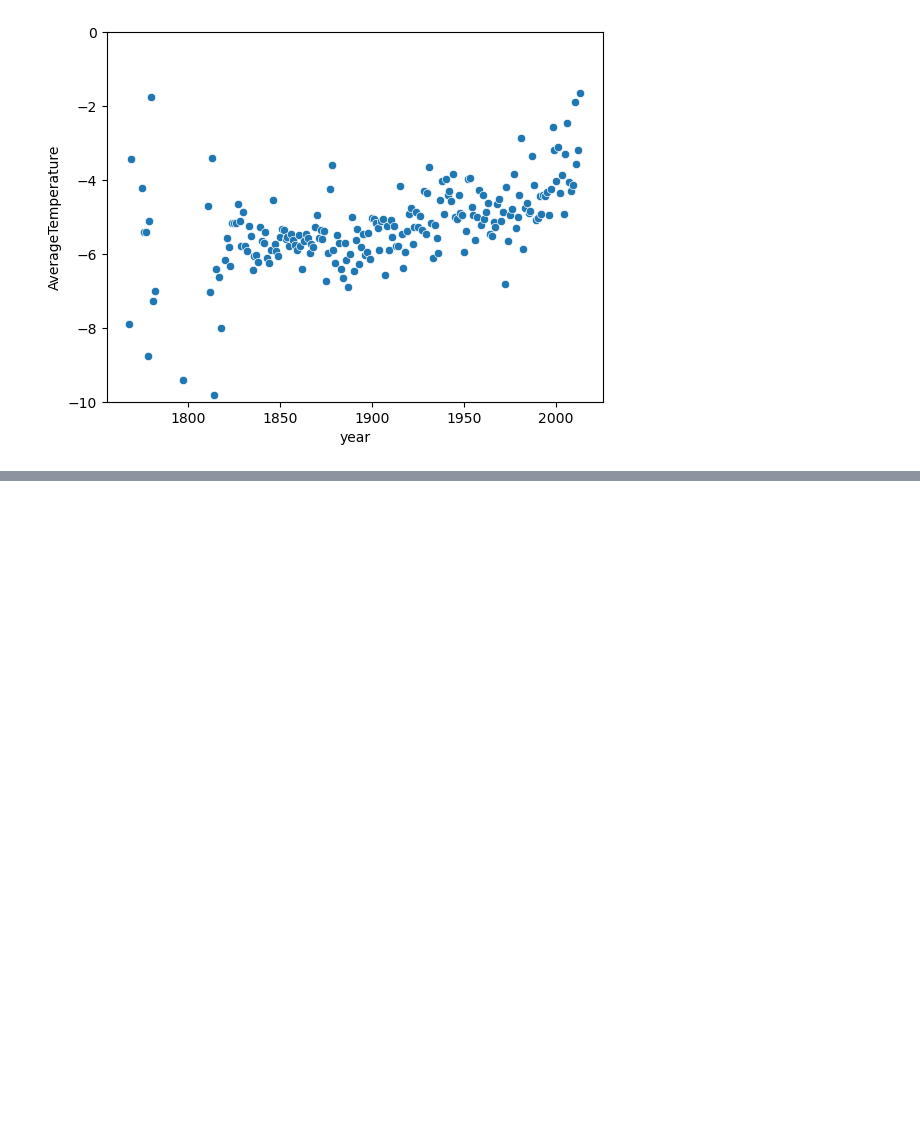
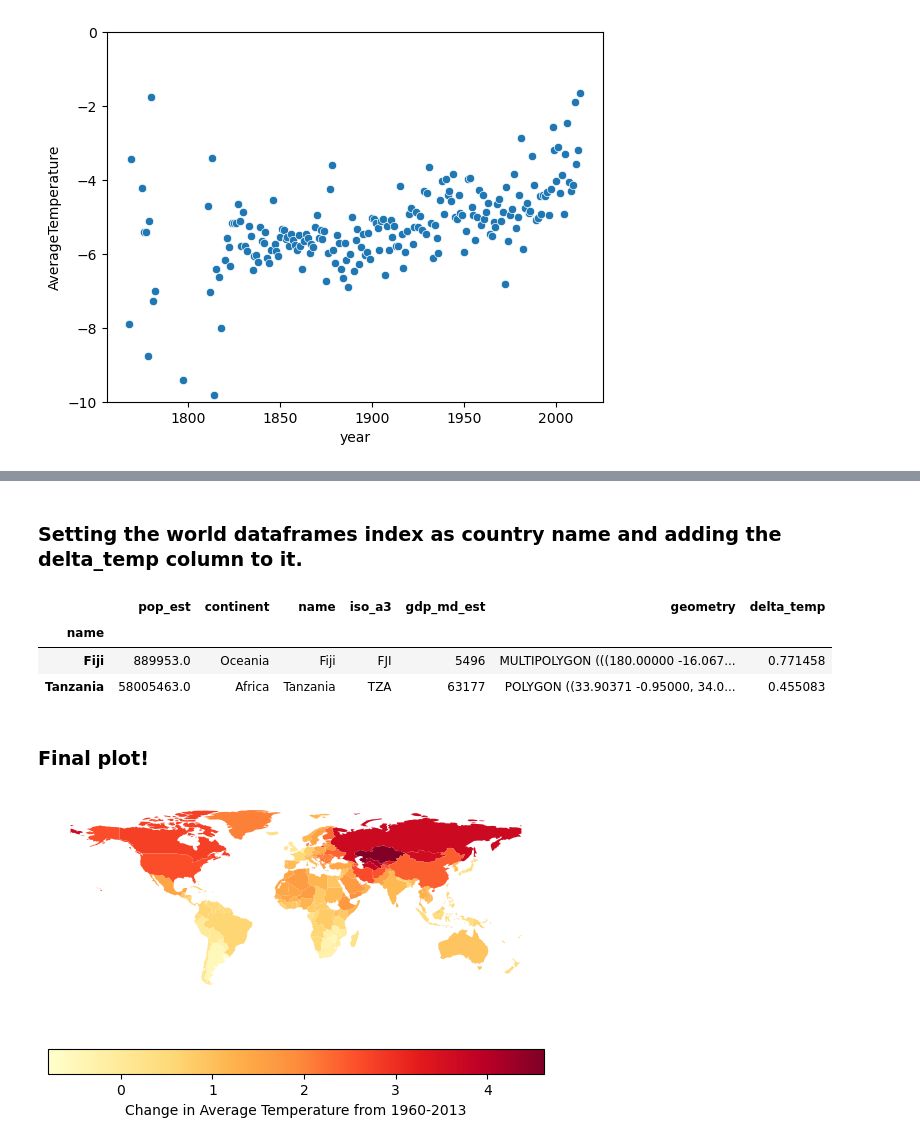
Before and after one commit to ubco-W2022T2-data301/project-group-group42, a Jupyter notebook: analysis/analysisAidan.ipynb, the cells around one changed output, grey strips where cells are left out. Drawn from its saved outputs; the diff is of its cells as text; code cells hidden in the pictures; blank space fills up the shorter version.

```diff
--- a/analysis/analysisAidan.ipynb
+++ b/analysis/analysisAidan.ipynb
@@ -171,0 +215,3 @@ sns.scatterplot(data=canada, y=canada["AverageTemperature"], x=canada["year"]).s
+# %%
+spliced_temp = sorted_temp[sorted_temp["Country"].isin(sorted_world["name"].unique().tolist())]
+spliced_temp = spliced_temp[spliced_temp["year"] > 1959] #Drop any data from before 1960
@@ -171,0 +220,3 @@ sns.scatterplot(data=canada, y=canada["AverageTemperature"], x=canada["year"]).s
+# %%
+pivoted_temp = spliced_temp.pivot(index="Country",columns=["year"],values=["AverageTemperature"])
+pivoted_temp.head(5)
@@ -171,0 +237,4 @@ sns.scatterplot(data=canada, y=canada["AverageTemperature"], x=canada["year"]).s
+# %%
+
+pivoted_temp["delta_temp"] = pivoted_temp.iloc[:,53] - pivoted_temp.iloc[:,0]
+pivoted_temp.head(2)
@@ -171,0 +248,24 @@ sns.scatterplot(data=canada, y=canada["AverageTemperature"], x=canada["year"]).s
+# %% [markdown]
+### Setting the world dataframes index as country name and adding the delta_temp column to it.
+# %%
+world.index = world["name"]
+world["delta_temp"] = pivoted_temp["delta_temp"]
+world.head(2)
+# %% [output]
+|  | pop_est | continent | name | iso_a3 | gdp_md_est | geometry | delta_temp |
+| name |  |  |  |  |  |  |  |
+| Fiji | 889953.0 | Oceania | Fiji | FJI | 5496 | MULTIPOLYGON (((180.00000 -16.067... | 0.771458 |
+| Tanzania | 58005463.0 | Africa | Tanzania | TZA | 63177 | POLYGON ((33.90371 -0.95000, 34.0... | 0.455083 |
+# %% [markdown]
+### Final plot!
+# %%
+fig, ax= plt.subplots(1,1)
+deltaTempPlot = world.plot(column="delta_temp",
+           ax=ax,
+           legend=True,
+           cmap="YlOrRd",
+           legend_kwds={"label":"Change in Average Temperature from 1960-2013",
+                        "orientation":"horizontal"})
+deltaTempPlot.set_axis_off()
+# %% [output]
+[figure, added]
```
Also changed, not shown: parts of 13 cells of this notebook.
